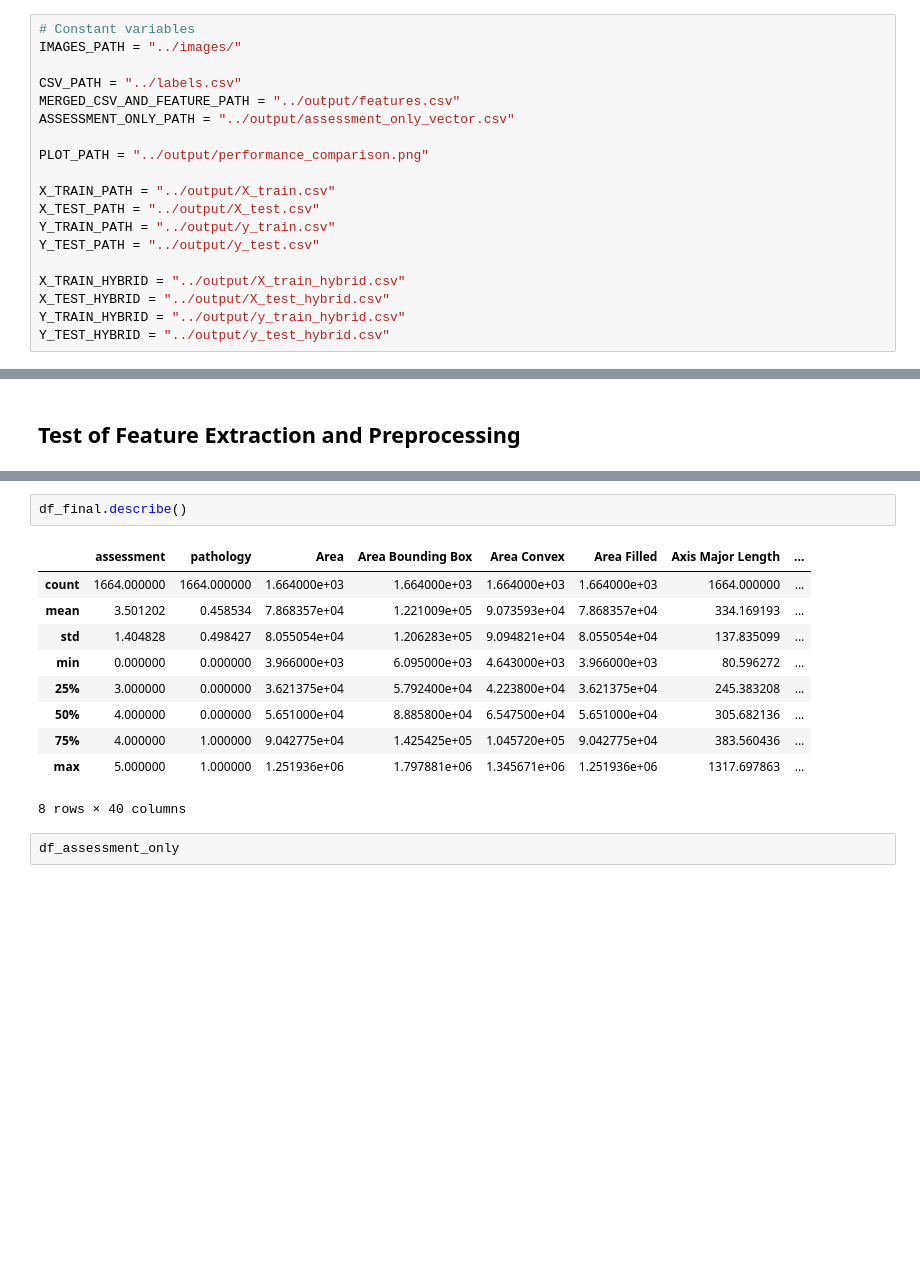
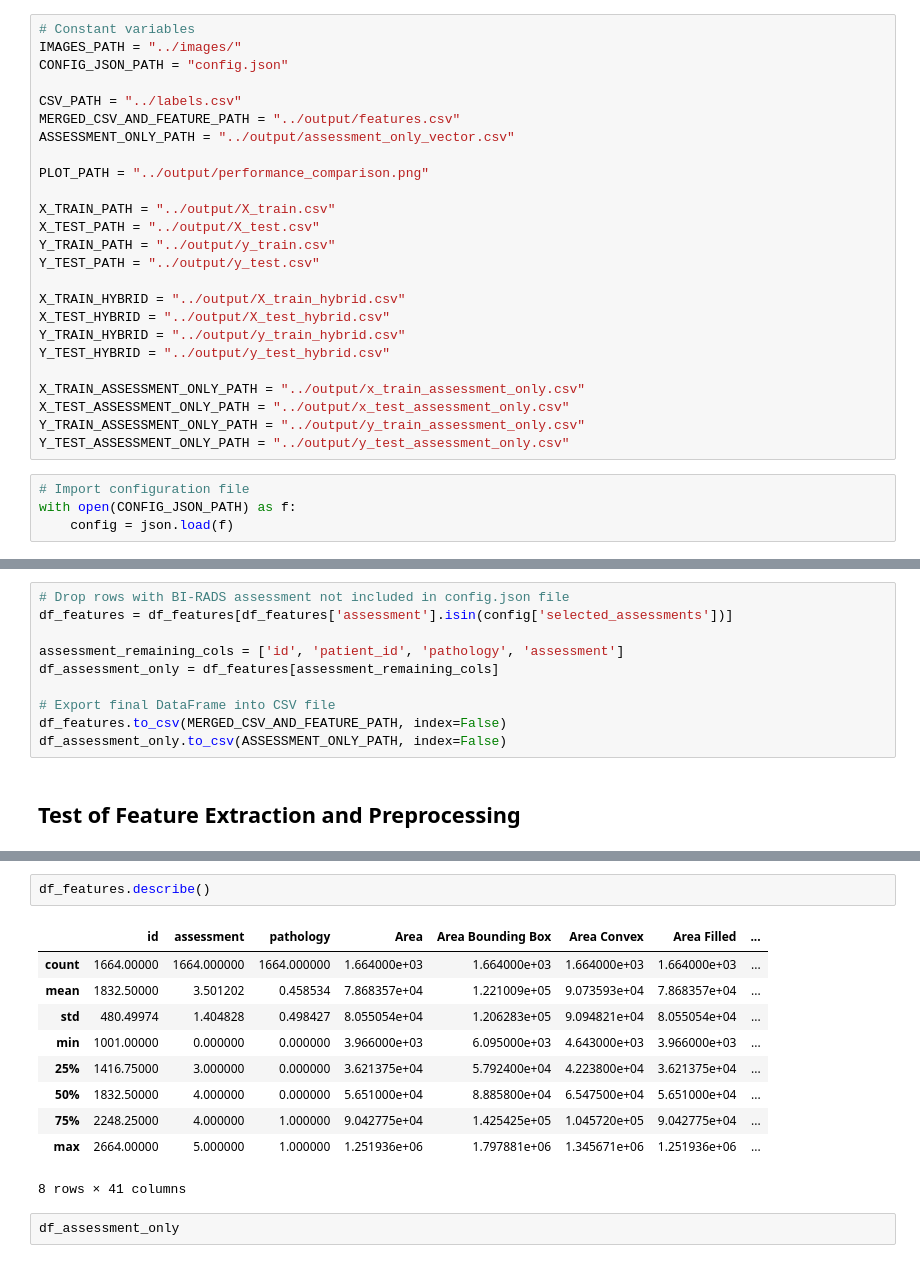
Before and after one commit to AI-MED-AGH/mammography-delta, a Jupyter notebook: src/pipeline.ipynb, the cells around one changed output, grey strips where cells are left out. Cells and saved outputs as stored; diff of their text form; blank space fills up the shorter version.

```diff
--- a/src/pipeline.ipynb
+++ b/src/pipeline.ipynb
@@ -32,6 +33,7 @@ from models import models
 # %%
 # Constant variables
 IMAGES_PATH = "../images/"
+CONFIG_JSON_PATH = "config.json"
 
 CSV_PATH = "../labels.csv"
 MERGED_CSV_AND_FEATURE_PATH = "../output/features.csv"
@@ -48,3 +50,12 @@ X_TRAIN_HYBRID = "../output/X_train_hybrid.csv"
 X_TEST_HYBRID = "../output/X_test_hybrid.csv"
 Y_TRAIN_HYBRID = "../output/y_train_hybrid.csv"
 Y_TEST_HYBRID = "../output/y_test_hybrid.csv"
+
+X_TRAIN_ASSESSMENT_ONLY_PATH = "../output/x_train_assessment_only.csv"
+X_TEST_ASSESSMENT_ONLY_PATH = "../output/x_test_assessment_only.csv"
+Y_TRAIN_ASSESSMENT_ONLY_PATH = "../output/y_train_assessment_only.csv"
+Y_TEST_ASSESSMENT_ONLY_PATH = "../output/y_test_assessment_only.csv"
+# %%
+# Import configuration file
+with open(CONFIG_JSON_PATH) as f:
+    config = json.load(f)
@@ -106,3 +113,13 @@ df_assessment_only.to_csv(ASSESSMENT_ONLY_PATH, index=False)
+# %%
+# Drop rows with BI-RADS assessment not included in config.json file
+df_features = df_features[df_features['assessment'].isin(config['selected_assessments'])]
+
+assessment_remaining_cols = ['id', 'patient_id', 'pathology', 'assessment']
+df_assessment_only = df_features[assessment_remaining_cols]
+
+# Export final DataFrame into CSV file
+df_features.to_csv(MERGED_CSV_AND_FEATURE_PATH, index=False)
+df_assessment_only.to_csv(ASSESSMENT_ONLY_PATH, index=False)
 # %% [markdown]
 ## Test of Feature Extraction and Preprocessing
 # %%
@@ -122,18 +139,18 @@ df_final
 | 1663 | 2664 | P_01912 | 5 | 1 | 70401.0 | 109652.0 | 85933.0 | 70401.0 | ... |
 1664 rows × 42 columns
 # %%
-df_final.describe()
+df_features.describe()
 # %% [output]
-|  | assessment | pathology | Area | Area Bounding Box | Area Convex | Area Filled | Axis Major Length | ... |
-| count | 1664.000000 | 1664.000000 | 1.664000e+03 | 1.664000e+03 | 1.664000e+03 | 1.664000e+03 | 1664.000000 | ... |
-| mean | 3.501202 | 0.458534 | 7.868357e+04 | 1.221009e+05 | 9.073593e+04 | 7.868357e+04 | 334.169193 | ... |
-| std | 1.404828 | 0.498427 | 8.055054e+04 | 1.206283e+05 | 9.094821e+04 | 8.055054e+04 | 137.835099 | ... |
-| min | 0.000000 | 0.000000 | 3.966000e+03 | 6.095000e+03 | 4.643000e+03 | 3.966000e+03 | 80.596272 | ... |
-| 25% | 3.000000 | 0.000000 | 3.621375e+04 | 5.792400e+04 | 4.223800e+04 | 3.621375e+04 | 245.383208 | ... |
-| 50% | 4.000000 | 0.000000 | 5.651000e+04 | 8.885800e+04 | 6.547500e+04 | 5.651000e+04 | 305.682136 | ... |
-| 75% | 4.000000 | 1.000000 | 9.042775e+04 | 1.425425e+05 | 1.045720e+05 | 9.042775e+04 | 383.560436 | ... |
-| max | 5.000000 | 1.000000 | 1.251936e+06 | 1.797881e+06 | 1.345671e+06 | 1.251936e+06 | 1317.697863 | ... |
+|  | id | assessment | pathology | Area | Area Bounding Box | Area Convex | Area Filled | ... |
+| count | 1664.00000 | 1664.000000 | 1664.000000 | 1.664000e+03 | 1.664000e+03 | 1.664000e+03 | 1.664000e+03 | ... |
+| mean | 1832.50000 | 3.501202 | 0.458534 | 7.868357e+04 | 1.221009e+05 | 9.073593e+04 | 7.868357e+04 | ... |
+| std | 480.49974 | 1.404828 | 0.498427 | 8.055054e+04 | 1.206283e+05 | 9.094821e+04 | 8.055054e+04 | ... |
+| min | 1001.00000 | 0.000000 | 0.000000 | 3.966000e+03 | 6.095000e+03 | 4.643000e+03 | 3.966000e+03 | ... |
+| 25% | 1416.75000 | 3.000000 | 0.000000 | 3.621375e+04 | 5.792400e+04 | 4.223800e+04 | 3.621375e+04 | ... |
+| 50% | 1832.50000 | 4.000000 | 0.000000 | 5.651000e+04 | 8.885800e+04 | 6.547500e+04 | 5.651000e+04 | ... |
+| 75% | 2248.25000 | 4.000000 | 1.000000 | 9.042775e+04 | 1.425425e+05 | 1.045720e+05 | 9.042775e+04 | ... |
+| max | 2664.00000 | 5.000000 | 1.000000 | 1.251936e+06 | 1.797881e+06 | 1.345671e+06 | 1.251936e+06 | ... |
-8 rows × 40 columns
+8 rows × 41 columns
 # %%
 df_assessment_only
 # %% [output]
```
Also changed, not shown: parts of 15 cells of this notebook, 1 other file.
